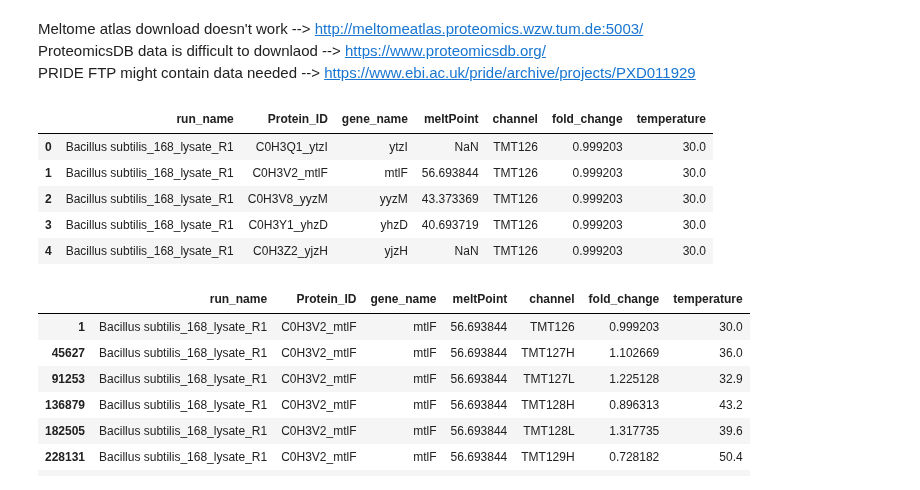
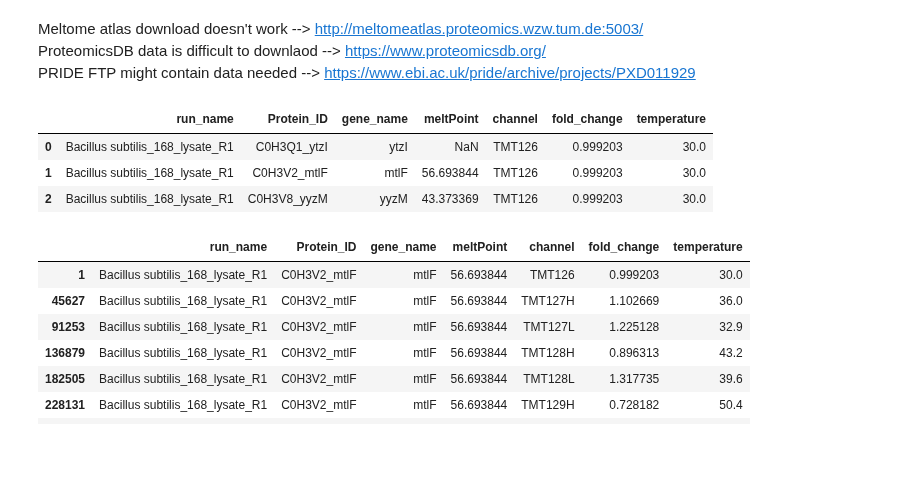
Before and after one commit to J-SNACKKB/FLIP, a Jupyter notebook: collect_splits/2_meltome_atlas.ipynb, the cells around one changed output. Cells and saved outputs as stored; diff of their text form; code cells hidden in the pictures; blank space fills up the shorter version.

```diff
--- a/collect_splits/2_meltome_atlas.ipynb
+++ b/collect_splits/2_meltome_atlas.ipynb
@@ -34,11 +43,10 @@ human_sequences_data = read_csv(human_sequences_path, sep='\t')
 cross_data.dropna(subset=['Protein_ID', 'run_name'], inplace=True)
 # %%
-cross_data[:5]
+# Let's have a peek in the "cross data", aka other organisms than human
+cross_data[:3]
 # %% [output]
 |  | run_name | Protein_ID | gene_name | meltPoint | channel | fold_change | temperature |
 | 0 | Bacillus subtilis_168_lysate_R1 | C0H3Q1_ytzI | ytzI | NaN | TMT126 | 0.999203 | 30.0 |
 | 1 | Bacillus subtilis_168_lysate_R1 | C0H3V2_mtlF | mtlF | 56.693844 | TMT126 | 0.999203 | 30.0 |
 | 2 | Bacillus subtilis_168_lysate_R1 | C0H3V8_yyzM | yyzM | 43.373369 | TMT126 | 0.999203 | 30.0 |
-| 3 | Bacillus subtilis_168_lysate_R1 | C0H3Y1_yhzD | yhzD | 40.693719 | TMT126 | 0.999203 | 30.0 |
-| 4 | Bacillus subtilis_168_lysate_R1 | C0H3Z2_yjzH | yjzH | NaN | TMT126 | 0.999203 | 30.0 |
 # %%
```
Also changed, not shown: parts of 23 cells of this notebook, 17 other files.
